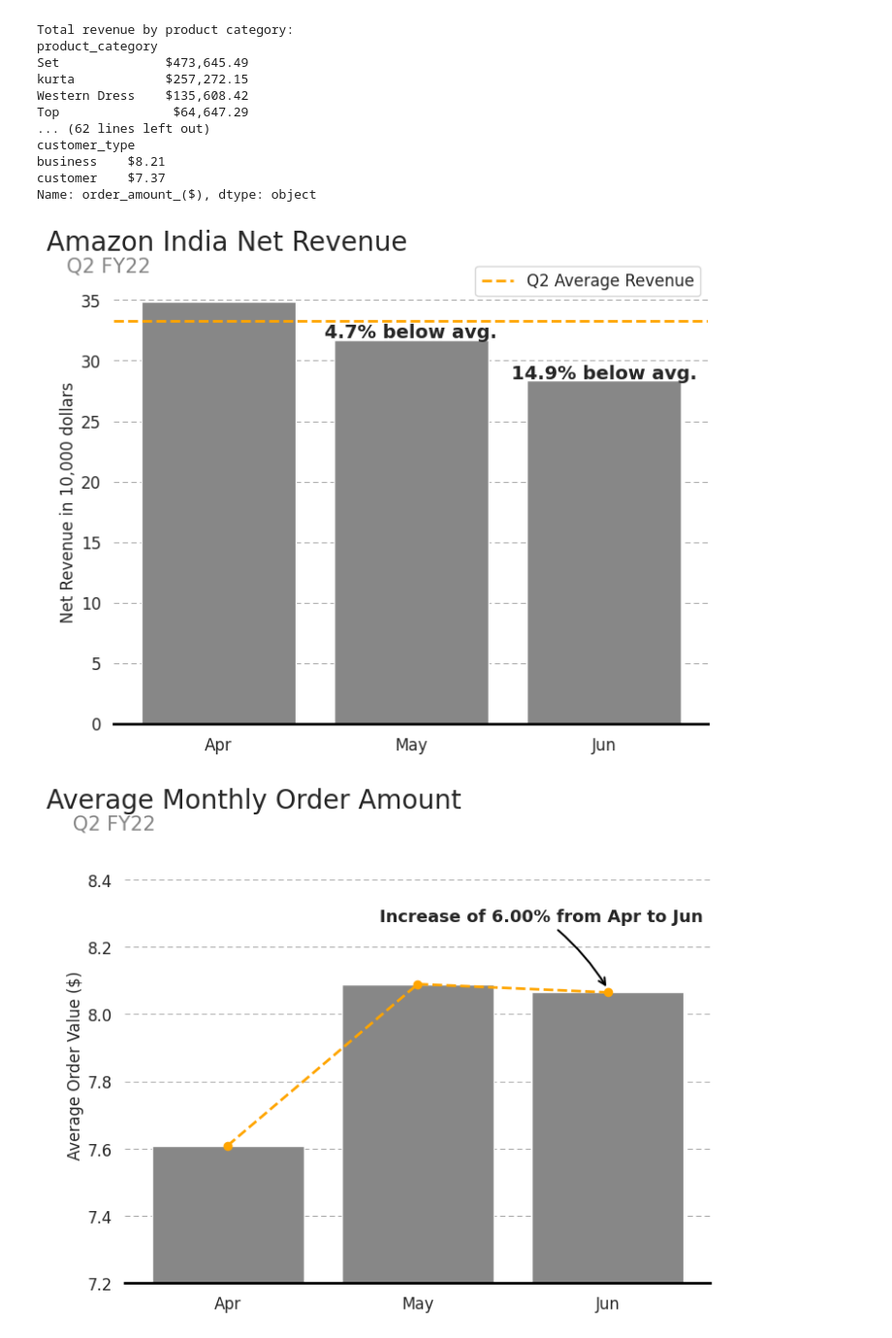
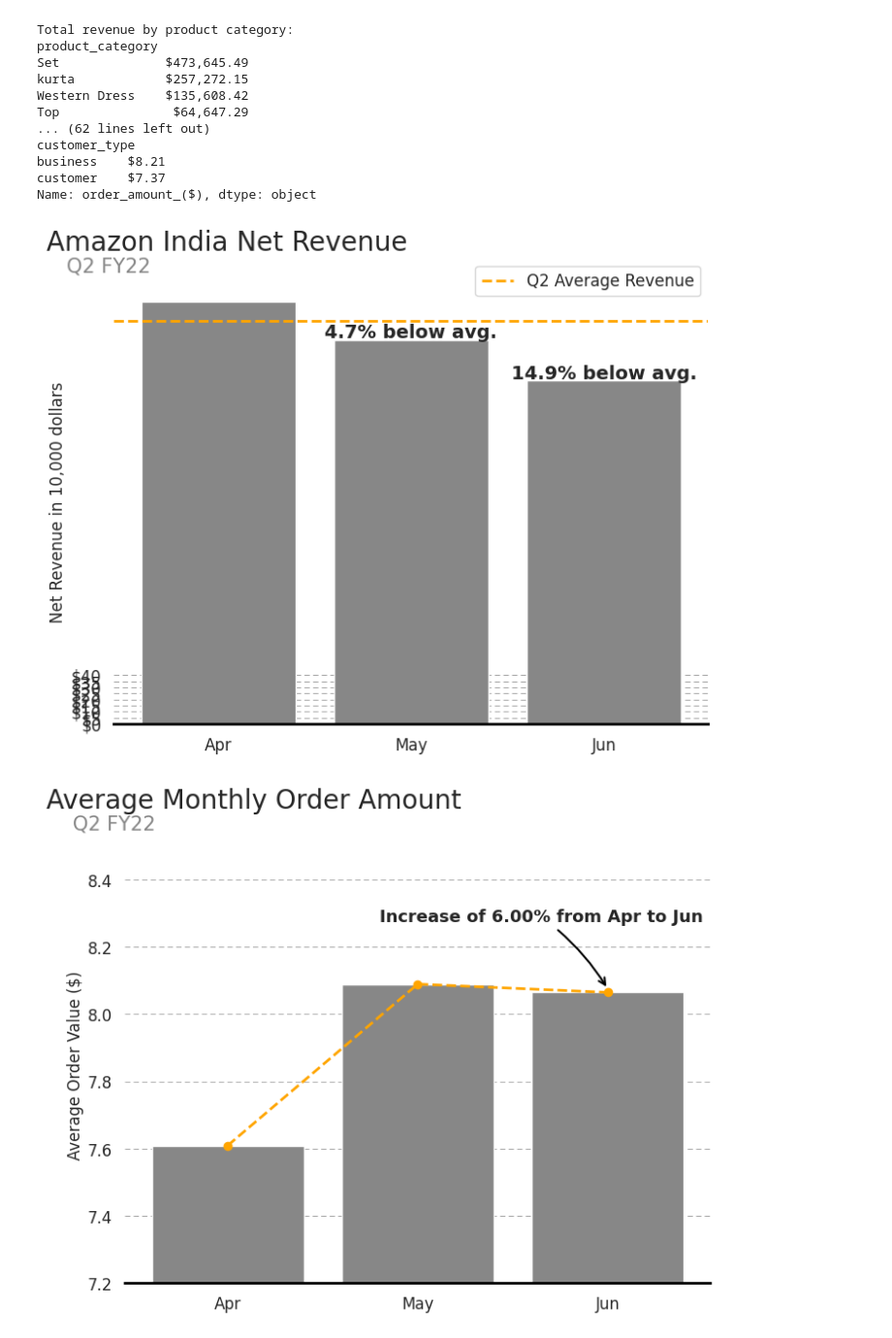
Before and after one commit to Aishwaryaa128/aish_portfolio.github.io, a Jupyter notebook: amazon_analysis.ipynb, the cells around one changed output. Shown: that part at 97% size. Cells and saved outputs as stored; diff of their text form; code cells hidden in the pictures.

```diff
--- a/amazon_analysis.ipynb
+++ b/amazon_analysis.ipynb
@@ -367,7 +367,11 @@ business    $8.21
 customer    $7.37
 Name: order_amount_($), dtype: object
 # %%
+import matplotlib.pyplot as plt
 import matplotlib.ticker as ticker
+import seaborn as sns
+import pandas as pd
+
 sns.set_style('whitegrid')
 
 # Group the data by month and calculate the total sales revenue
@@ -399,36 +403,40 @@ for i, bar in enumerate(bars):
 latest_bar = bars[-1]
 latest_month_sales = latest_bar.get_height()
 pct_below_avg = round((1 - (latest_month_sales / avg_quarterly_revenue)) * 100, 1)
 ax.annotate(f'{pct_below_avg}% below avg.',
             xy=(latest_bar.get_x() + latest_bar.get_width()/2, latest_bar.get_height()-7000),
             xytext=(0, 5), textcoords='offset points',  fontweight='bold',
             ha='center', va='bottom', fontsize=14)
 
 # Add horizontal line at the average quarterly revenue
 plt.axhline(avg_quarterly_revenue, linestyle='--', color='orange',linewidth=2, label='Q2 Average Revenue')
 
+# Define the y-axis tick positions and labels
+tick_positions = list(range(0, 41000, 5000))
+ax.set_yticks(tick_positions)
+ax.set_yticklabels([f'${x/1000:,.0f}' for x in tick_positions])  # Format labels
+
 ax.set_title('Amazon India Net Revenue', fontsize=20, x=.19, y=1.05)
 ax.text(-.08, 1.02, 'Q2 FY22', fontsize=15, color='#878787', transform=ax.transAxes)
 ax.set_xlabel(None)
-ax.set_yticklabels(list(range(0,41,5)))
 ax.set_ylabel('Net Revenue in 10,000 dollars', fontsize=12, labelpad=3)
 
 ax.yaxis.grid(linestyle='--', color='gray', linewidth=0.5, dashes=(8, 5))
 ax.xaxis.grid(False)
-
 
 plt.legend(bbox_to_anchor=(1,1.05), fontsize=12, fancybox=True)
 
 ax.tick_params(axis='both', labelsize=12)
 # Remove top and right spines
 ax.spines['top'].set_visible(False)
 ax.spines['right'].set_visible(False)
 ax.spines['left'].set_visible(False)
 ax.spines['bottom'].set_linewidth(2)
 ax.spines['bottom'].set_color('black')
+
 plt.show()
 # %% [output]
-[figure, old version]
+[figure, new version]
 # %%
 # Group the data by month and calculate the average order value
 monthly_aov = amazon.groupby(pd.Grouper(key='date', freq='M')).agg({'order_amount_($)': 'sum', 'order_ID': 'nunique'})
```
Also changed, not shown: parts of 2 cells of this notebook.
